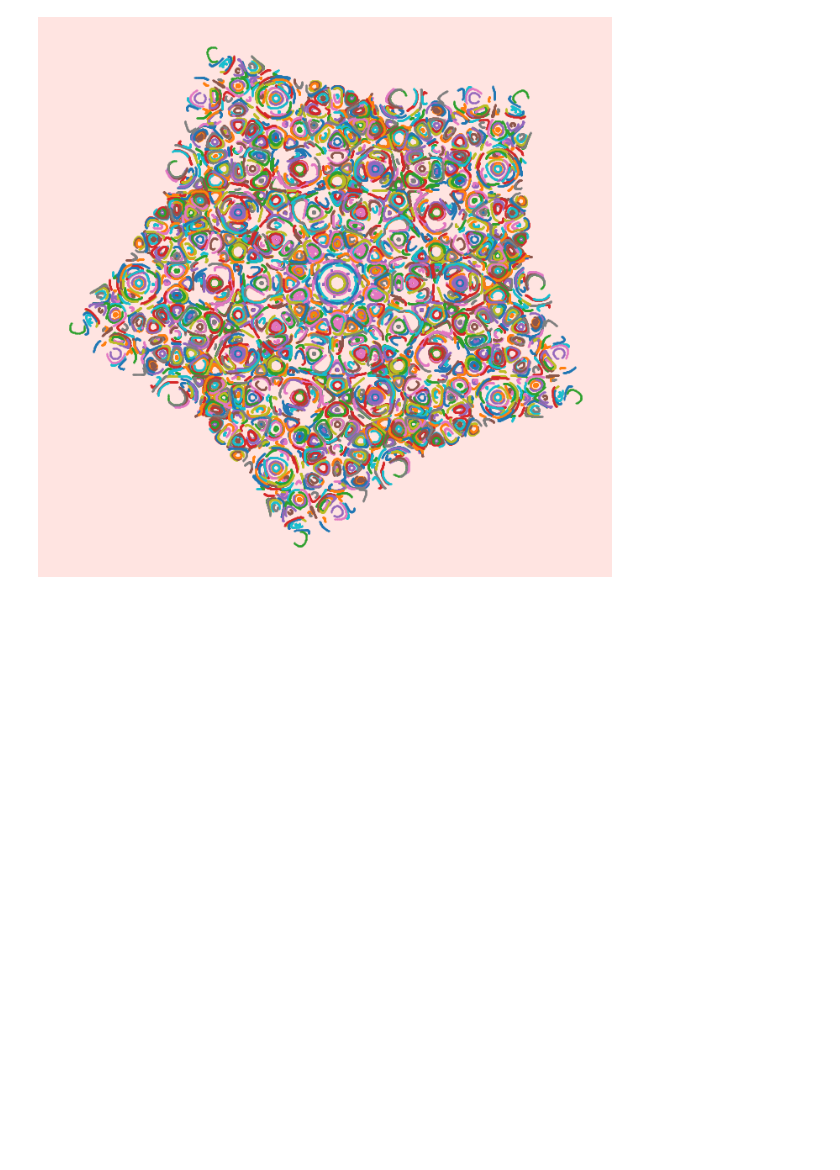
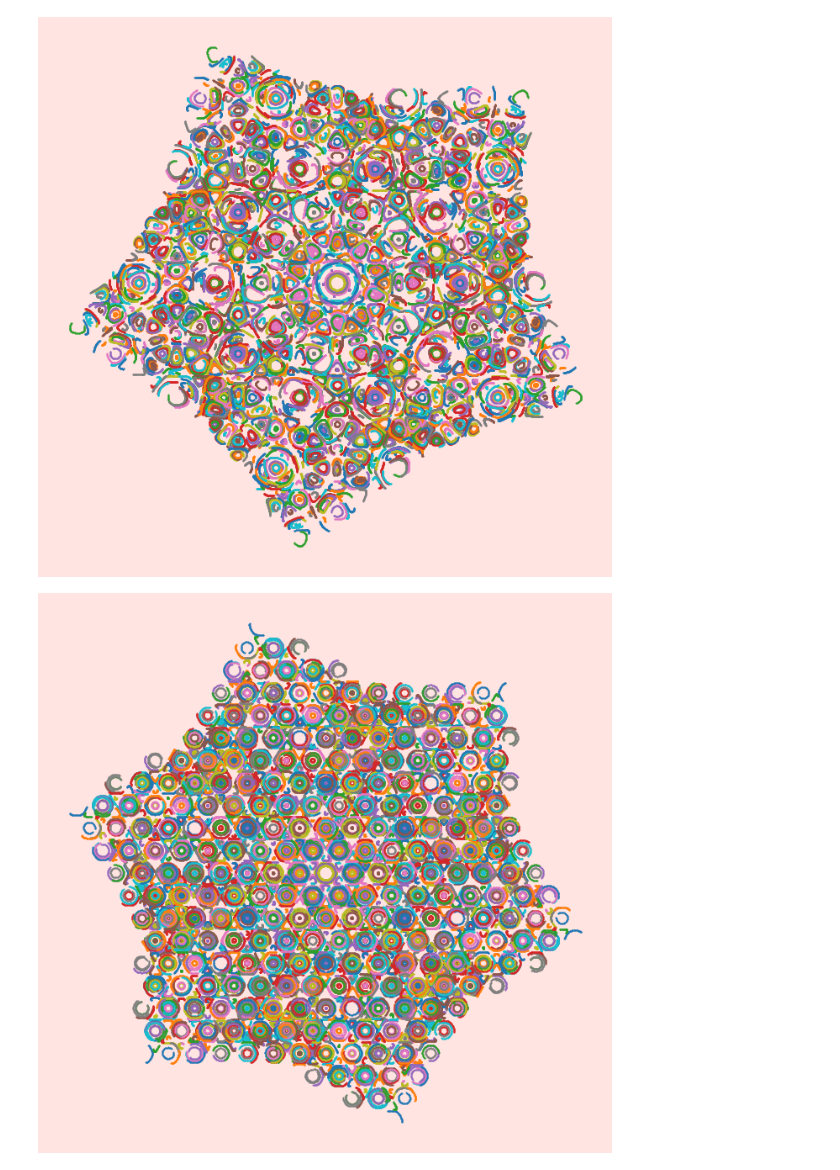
Before and after one commit to skacem/Algorithmic-Art, a Jupyter notebook: Hamiltonian_tapestry.ipynb, the cells around one changed output. Drawn from its saved outputs; the diff is of its cells as text; code cells hidden in the pictures; blank space fills up the shorter version.

Commit message:
another tapestry

```diff
--- a/Hamiltonian_tapestry.ipynb
+++ b/Hamiltonian_tapestry.ipynb
@@ -59,3 +59,7 @@ tapestry(7, .656)
 tapestry(5, 0.052)
 # %% [output]
 [figure]
+# %%
+tapestry(6, 0.052)
+# %% [output]
+[figure, added]
```
